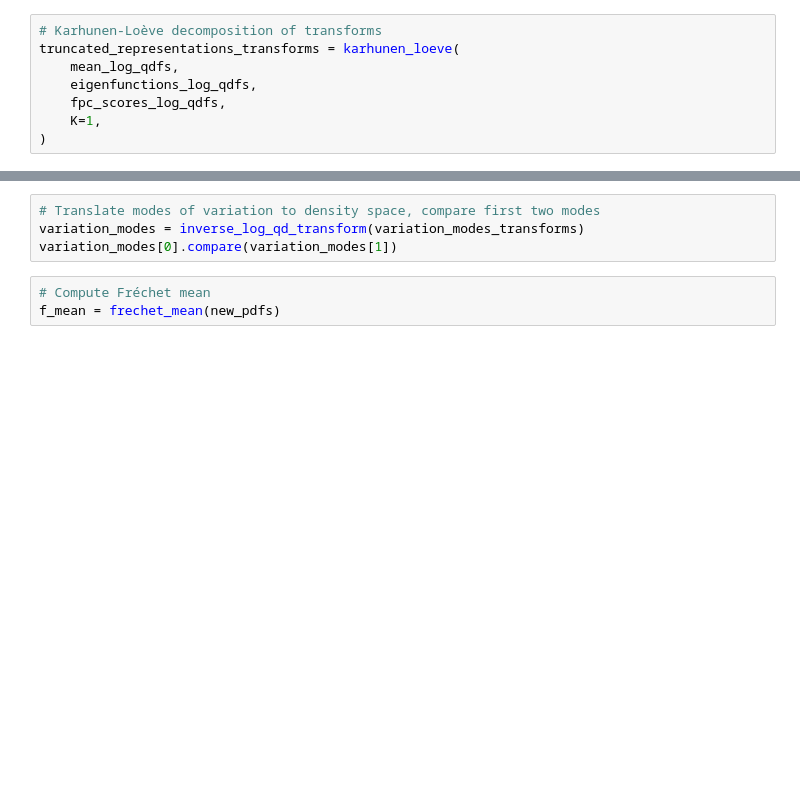
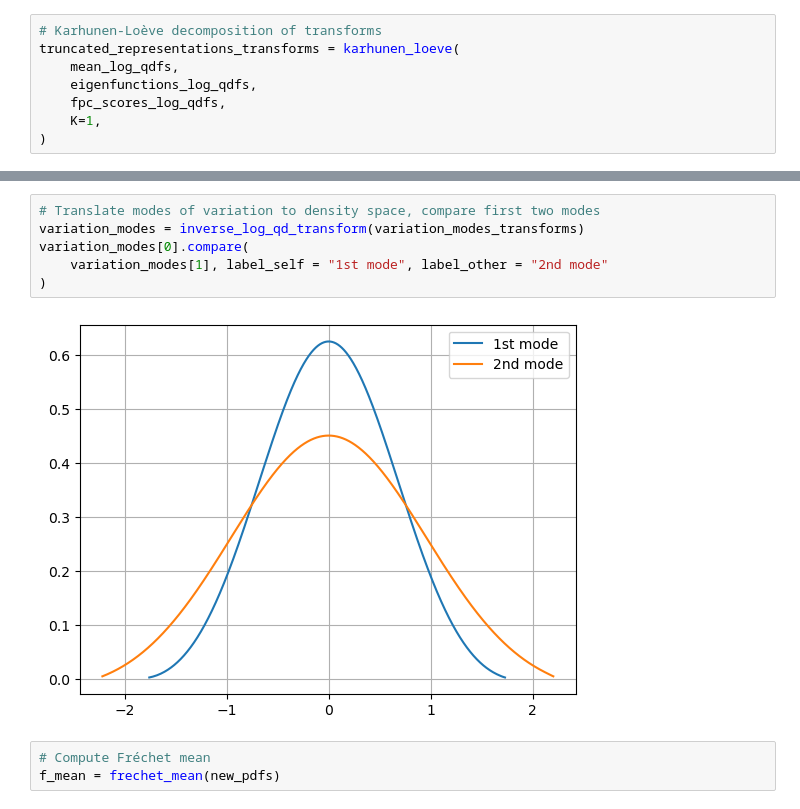
Before and after one commit to mirkimirk/thesis_frechet_fda, a Jupyter notebook: src/frechet_fda/reproduction_petersen2016.ipynb, the cells around one changed output, grey strips where cells are left out. Saved outputs shown, nothing was run; the diff lists cells and outputs as text; blank space fills up the shorter version.

```diff
--- a/src/frechet_fda/reproduction_petersen2016.ipynb
+++ b/src/frechet_fda/reproduction_petersen2016.ipynb
@@ -111,7 +141,11 @@ variation_modes_transforms[0].compare(variation_modes_transforms[1])
 # %%
 # Translate modes of variation to density space, compare first two modes
 variation_modes = inverse_log_qd_transform(variation_modes_transforms)
-variation_modes[0].compare(variation_modes[1])
+variation_modes[0].compare(
+    variation_modes[1], label_self = "1st mode", label_other = "2nd mode"
+)
+# %% [output]
+[figure, added]
 # %%
 # Compute Fréchet mean
 f_mean = frechet_mean(new_pdfs)
```
Also changed, not shown: parts of 16 cells of this notebook, 1 other file.
